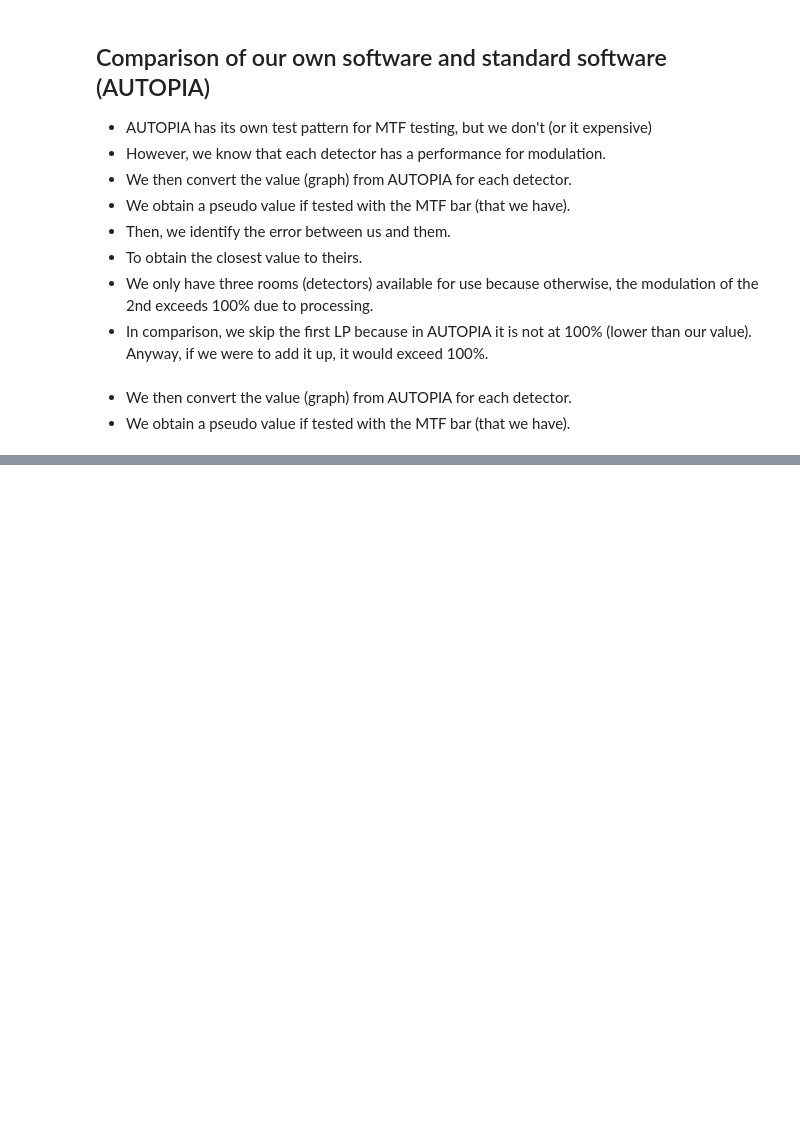
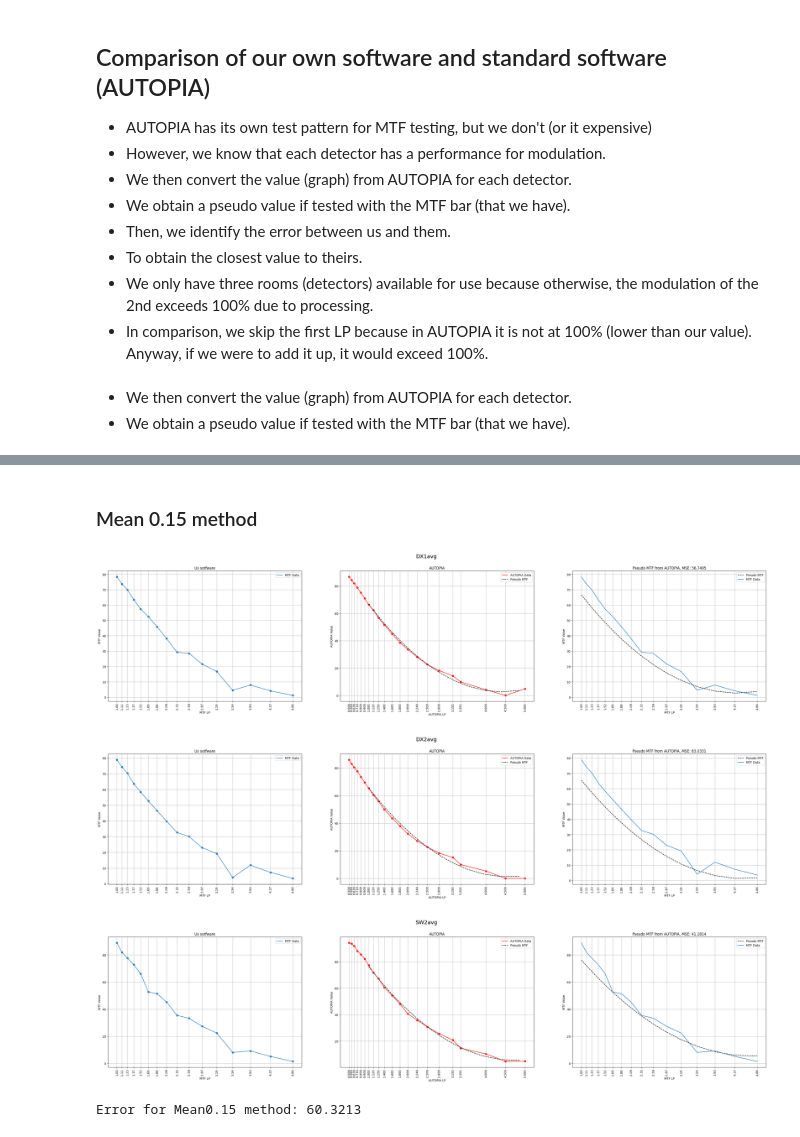
Before and after one commit to NickyAlan/DR-Light-beam-test, a Jupyter notebook: mtf_eval.ipynb, the cells around one changed output, grey strips where cells are left out. Saved outputs shown, nothing was run; the diff lists cells and outputs as text; code cells hidden in the pictures; blank space fills up the shorter version.

```diff
--- a/mtf_eval.ipynb
+++ b/mtf_eval.ipynb
@@ -91,0 +104,16 @@ for idx in range(3) :
+# %% [markdown]
+### Mean 0.15 method
+# %%
+mtf_df015 = pd.read_excel("BAR_eval/MTF_data_0.15mean.xlsx")
+mtf_data015 = []
+for col in columns :
+    mtf_data015.append(mtf_df015[f"{col}"].to_numpy()[1:])
+avg_err = []
+for idx in range(3) :
+    avg_err.append(plot_result(idx, mtf_data015))
+print(f"Error for Mean0.15 method: {np.array(avg_err).mean():.4f}")
+# %% [output]
+[figure, added]
+[figure, added]
+[figure, added]
+Error for Mean0.15 method: 60.3213
```
Also changed, not shown: parts of 18 cells of this notebook, 1 other file.
